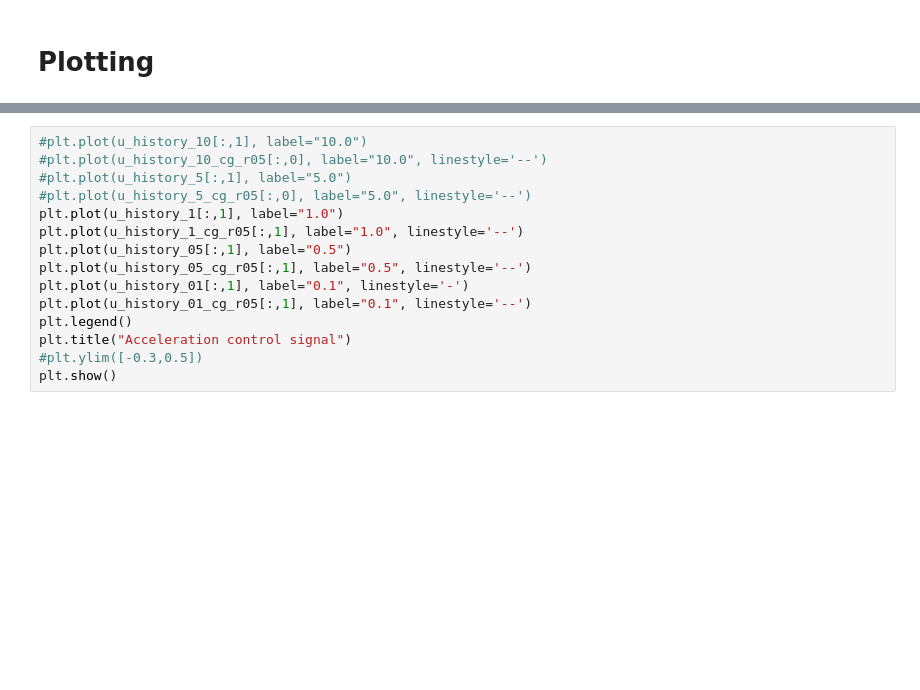
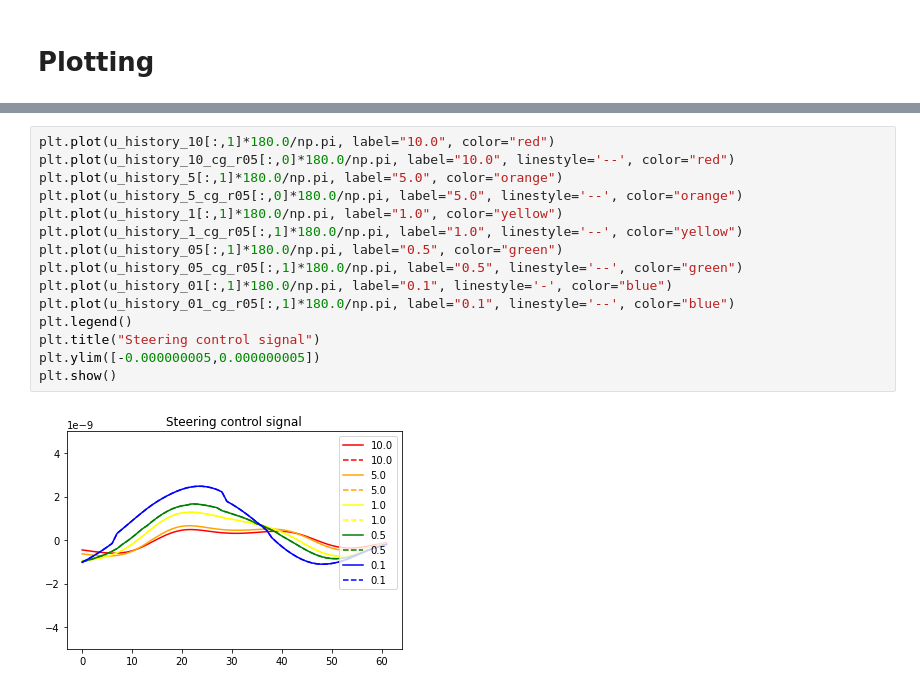
Before and after one commit to elsoroka/AutonomousCarMPC, a Jupyter notebook: Casadi opti stack MPC.ipynb, the cells around one changed output, grey strips where cells are left out. Cells and saved outputs as stored; diff of their text form; blank space fills up the shorter version.

```diff
--- a/Casadi opti stack MPC.ipynb
+++ b/Casadi opti stack MPC.ipynb
@@ -253,16 +476,18 @@ plt.show()
 # %%
-#plt.plot(u_history_10[:,1], label="10.0")
-#plt.plot(u_history_10_cg_r05[:,0], label="10.0", linestyle='--')
-#plt.plot(u_history_5[:,1], label="5.0")
-#plt.plot(u_history_5_cg_r05[:,0], label="5.0", linestyle='--')
-plt.plot(u_history_1[:,1], label="1.0")
-plt.plot(u_history_1_cg_r05[:,1], label="1.0", linestyle='--')
-plt.plot(u_history_05[:,1], label="0.5")
-plt.plot(u_history_05_cg_r05[:,1], label="0.5", linestyle='--')
-plt.plot(u_history_01[:,1], label="0.1", linestyle='-')
-plt.plot(u_history_01_cg_r05[:,1], label="0.1", linestyle='--')
+plt.plot(u_history_10[:,1]*180.0/np.pi, label="10.0", color="red")
+plt.plot(u_history_10_cg_r05[:,0]*180.0/np.pi, label="10.0", linestyle='--', color="red")
+plt.plot(u_history_5[:,1]*180.0/np.pi, label="5.0", color="orange")
+plt.plot(u_history_5_cg_r05[:,0]*180.0/np.pi, label="5.0", linestyle='--', color="orange")
+plt.plot(u_history_1[:,1]*180.0/np.pi, label="1.0", color="yellow")
+plt.plot(u_history_1_cg_r05[:,1]*180.0/np.pi, label="1.0", linestyle='--', color="yellow")
+plt.plot(u_history_05[:,1]*180.0/np.pi, label="0.5", color="green")
+plt.plot(u_history_05_cg_r05[:,1]*180.0/np.pi, label="0.5", linestyle='--', color="green")
+plt.plot(u_history_01[:,1]*180.0/np.pi, label="0.1", linestyle='-', color="blue")
+plt.plot(u_history_01_cg_r05[:,1]*180.0/np.pi, label="0.1", linestyle='--', color="blue")
 plt.legend()
-plt.title("Acceleration control signal")
-#plt.ylim([-0.3,0.5])
+plt.title("Steering control signal")
+plt.ylim([-0.000000005,0.000000005])
 plt.show()
+# %% [output]
+[figure, added]
 # %%
```
Also changed, not shown: parts of 18 cells of this notebook.
